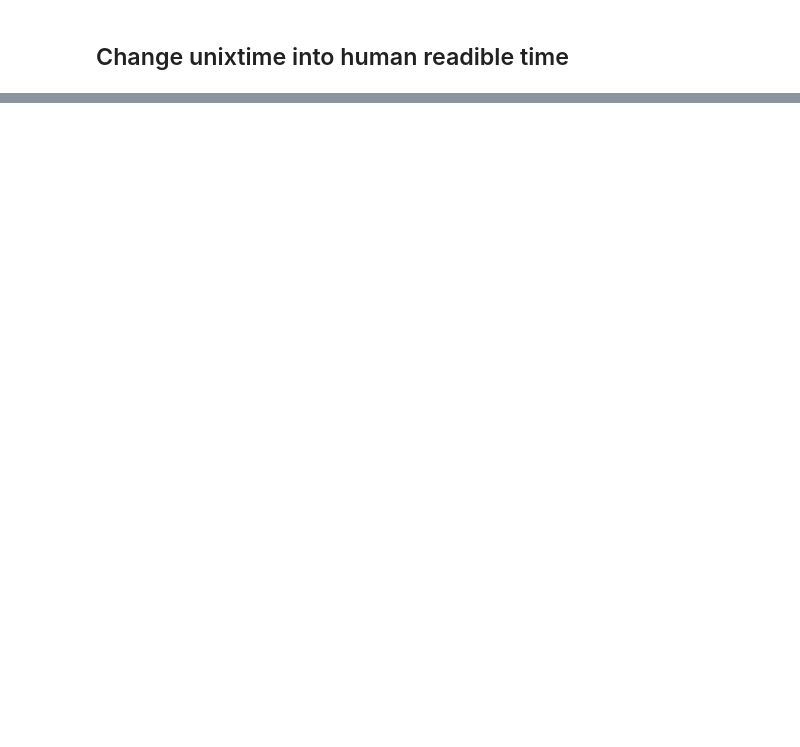
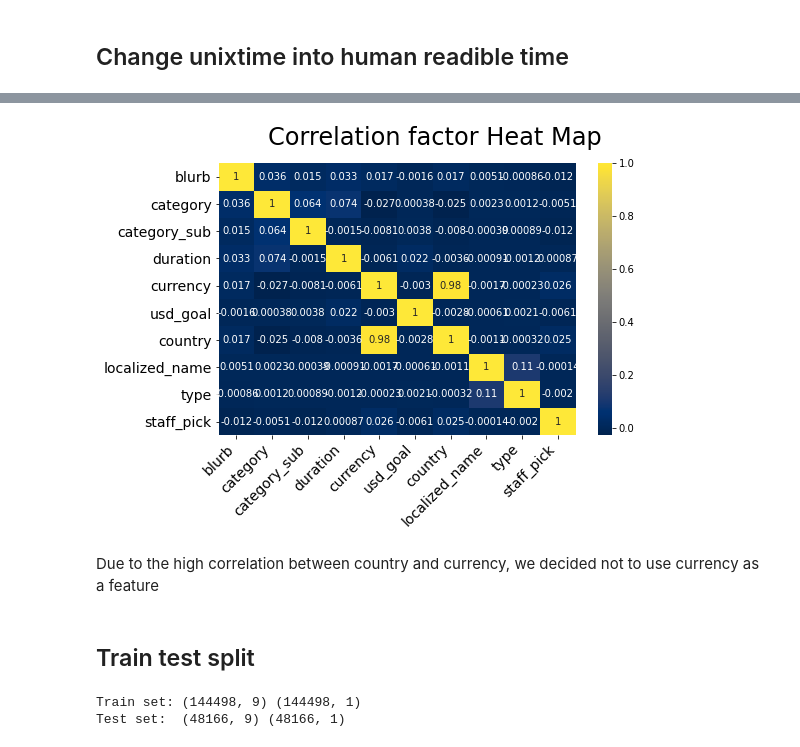
Before and after one commit to AIMPED/ML_Classification_Kickstarter, a Jupyter notebook: ML_Classification_Kickstarter_TR.ipynb, the cells around one changed output, grey strips where cells are left out. Saved outputs shown, nothing was run; the diff lists cells and outputs as text; code cells hidden in the pictures; blank space fills up the shorter version.

```diff
--- a/ML_Classification_Kickstarter_TR.ipynb
+++ b/ML_Classification_Kickstarter_TR.ipynb
@@ -230,0 +137,7 @@ df[df.friends.isna()==False]
+# %%
+# convert all features into categories
+df = df.astype({name:'category' for name in features})
+# %%
+# convert blurb into int, usd_goal into float
+df.usd_goal = df.usd_goal.astype(float)
+df.blurb = df.blurb.astype(int)
@@ -230,0 +164,4 @@ df[df.friends.isna()==False]
+# %%
+# convert categorical features into integer classes
+cat = ['category','category_sub','duration','currency','country','localized_name','type','staff_pick']
+df[cat] = df[cat].apply(lambda x: x.cat.codes);
@@ -230,0 +188,4 @@ df[df.friends.isna()==False]
+# %%
+# calculate the correlation matrix
+feat = df[features]
+corr = feat.corr()
@@ -230,0 +201,13 @@ df[df.friends.isna()==False]
+# %%
+# plot heatmap
+
+fig, ax = plt.subplots()
+sns.heatmap(corr, xticklabels=feat.columns, yticklabels=feat.columns, annot=True,cmap='cividis')
+
+fig.text(s="Correlation factor Heat Map",x=.5,y=0.95, fontsize = 24,ha='center', va='center')
+plt.xticks(rotation=45, fontsize=14, ha='right')
+plt.yticks(rotation=0, fontsize=14);
+# %% [output]
+[figure, added]
+# %% [markdown]
+Due to the high correlation between country and currency, we decided not to use currency as a feature
@@ -230,0 +216,2 @@ df[df.friends.isna()==False]
+# %% [markdown]
+## Train test split
@@ -230,0 +225,7 @@ df[df.friends.isna()==False]
+# %%
+X_train, X_test, y_train, y_test = train_test_split(X, y, test_size=0.25, random_state=42)
+print ('Train set:', X_train.shape, y_train.shape)
+print ('Test set: ', X_test.shape , y_test.shape)
+# %% [output]
+Train set: (144498, 9) (144498, 1)
+Test set:  (48166, 9) (48166, 1)
```
Also changed, not shown: parts of 79 cells of this notebook.
